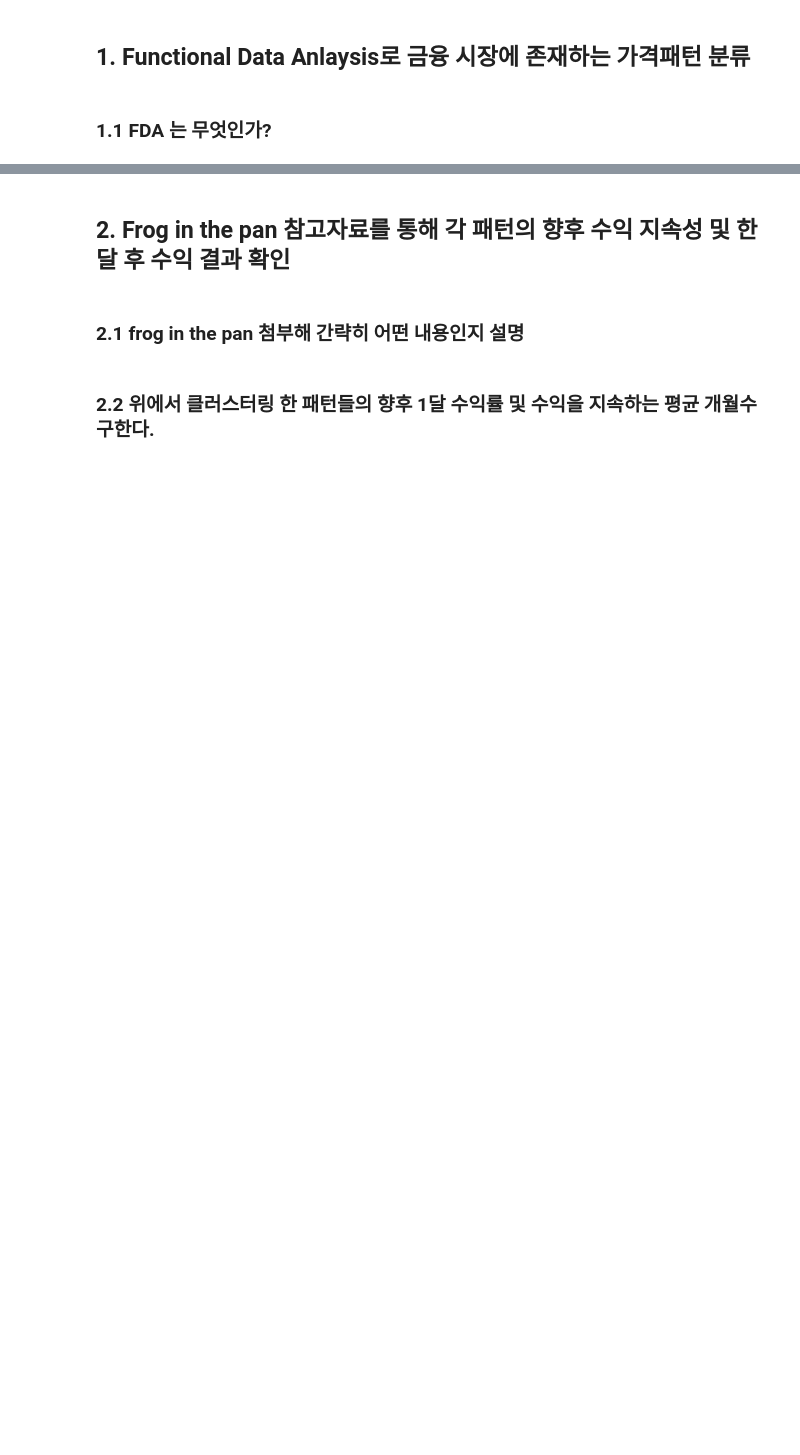
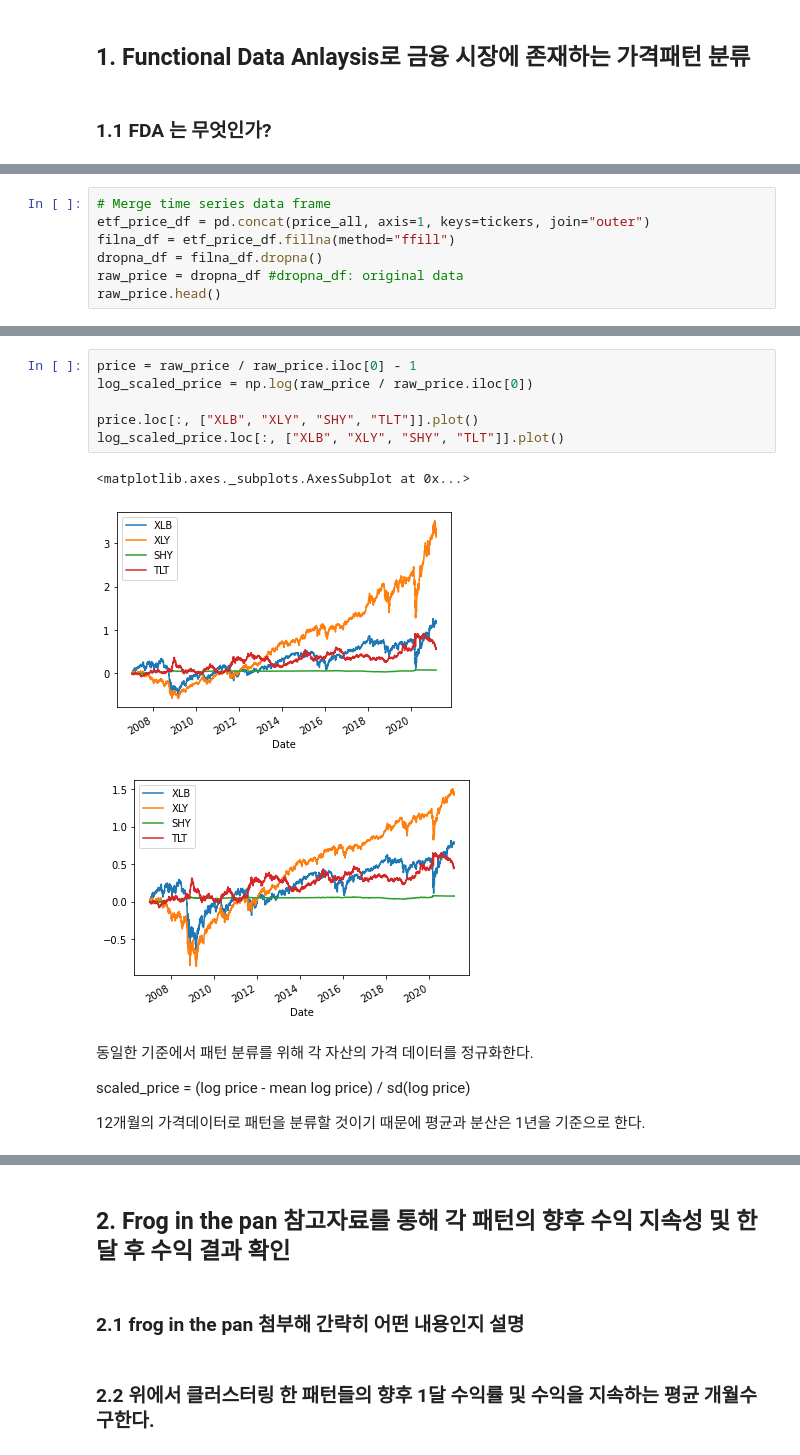
Before and after one commit to wildpieces/price_pattern_analysis_fda, a Jupyter notebook: 01_functional_data_analysis_for_stock_price.ipynb, the cells around one changed output, grey strips where cells are left out. Cells and saved outputs as stored; diff of their text form; blank space fills up the shorter version.

Commit message:
log scaled price

```diff
--- a/01_functional_data_analysis_for_stock_price.ipynb
+++ b/01_functional_data_analysis_for_stock_price.ipynb
@@ -54,0 +38,7 @@ dict_keys(['DBC', 'DBA', 'LQD', 'TLT', 'TIP', 'XLB', 'XLE', 'SHY', 'XLF', 'XLI',
+# %%
+# Merge time series data frame
+etf_price_df = pd.concat(price_all, axis=1, keys=tickers, join="outer")
+filna_df = etf_price_df.fillna(method="ffill")
+dropna_df = filna_df.dropna()
+raw_price = dropna_df #dropna_df: original data
+raw_price.head()
@@ -54,0 +56,16 @@ dict_keys(['DBC', 'DBA', 'LQD', 'TLT', 'TIP', 'XLB', 'XLE', 'SHY', 'XLF', 'XLI',
+# %%
+price = raw_price / raw_price.iloc[0] - 1
+log_scaled_price = np.log(raw_price / raw_price.iloc[0])
+
+price.loc[:, ["XLB", "XLY", "SHY", "TLT"]].plot()
+log_scaled_price.loc[:, ["XLB", "XLY", "SHY", "TLT"]].plot()
+# %% [output]
+<matplotlib.axes._subplots.AxesSubplot at 0x...>
+[figure, added]
+[figure, added]
+# %% [markdown]
+동일한 기준에서 패턴 분류를 위해 각 자산의 가격 데이터를 정규화한다. <br>
+
+scaled_price = (log price - mean log price) / sd(log price)
+
+12개월의 가격데이터로 패턴을 분류할 것이기 때문에 평균과 분산은 1년을 기준으로 한다.
```
Also changed, not shown: parts of 9 cells of this notebook.
